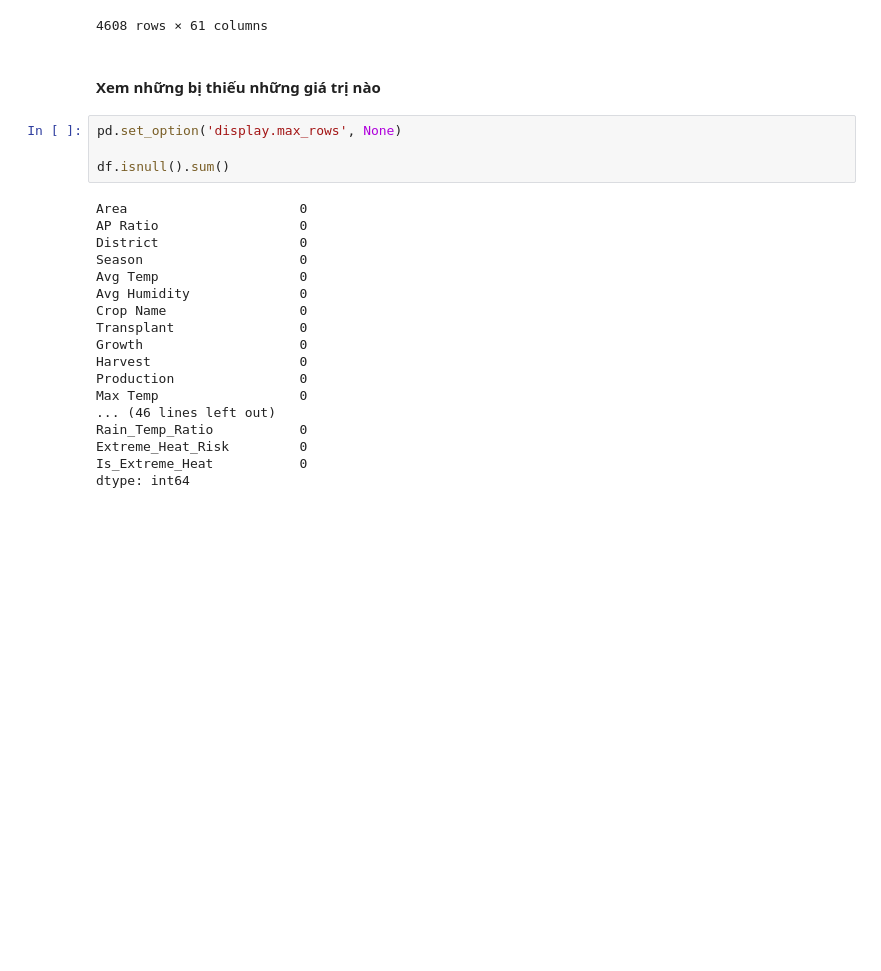
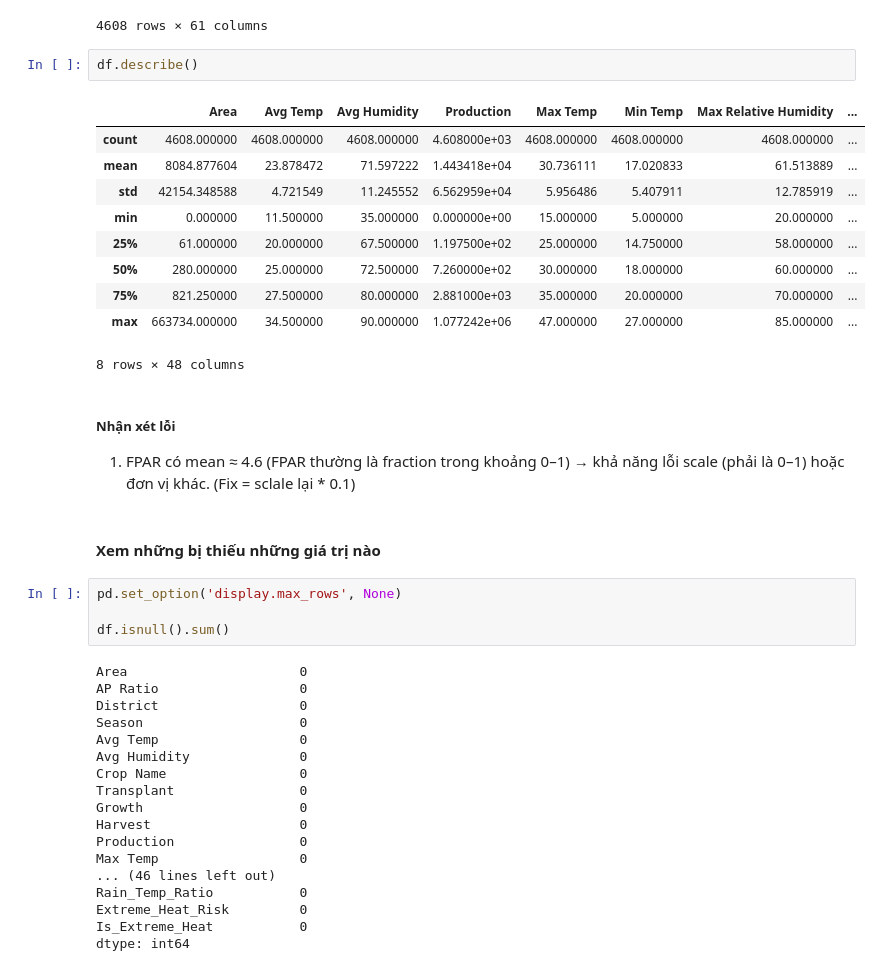
Before and after one commit to Group-9-i-i/ADY201m-Project, a Jupyter notebook: Data Cleaning/Data_cleaning.ipynb, the cells around one changed output. Drawn from its saved outputs; the diff is of its cells as text; blank space fills up the shorter version.

```diff
--- a/Data Cleaning/Data_cleaning.ipynb
+++ b/Data Cleaning/Data_cleaning.ipynb
@@ -42,6 +42,22 @@ df
 | 4606 | 146 | 7.575342466 | Thakurgaon | Kharif 1 | 29.00 | 67.5 | Guava | April | No need to do | Throuout The year | ... |
 | 4607 | 12 | 3 | Thakurgaon | Kharif 1 | 21.50 | 82.5 | Dalim | April | No need to do | Throuout The year | ... |
 4608 rows × 61 columns
+# %%
+df.describe()
+# %% [output]
+|  | Area | Avg Temp | Avg Humidity | Production | Max Temp | Min Temp | Max Relative Humidity | ... |
+| count | 4608.000000 | 4608.000000 | 4608.000000 | 4.608000e+03 | 4608.000000 | 4608.000000 | 4608.000000 | ... |
+| mean | 8084.877604 | 23.878472 | 71.597222 | 1.443418e+04 | 30.736111 | 17.020833 | 61.513889 | ... |
+| std | 42154.348588 | 4.721549 | 11.245552 | 6.562959e+04 | 5.956486 | 5.407911 | 12.785919 | ... |
+| min | 0.000000 | 11.500000 | 35.000000 | 0.000000e+00 | 15.000000 | 5.000000 | 20.000000 | ... |
+| 25% | 61.000000 | 20.000000 | 67.500000 | 1.197500e+02 | 25.000000 | 14.750000 | 58.000000 | ... |
+| 50% | 280.000000 | 25.000000 | 72.500000 | 7.260000e+02 | 30.000000 | 18.000000 | 60.000000 | ... |
+| 75% | 821.250000 | 27.500000 | 80.000000 | 2.881000e+03 | 35.000000 | 20.000000 | 70.000000 | ... |
+| max | 663734.000000 | 34.500000 | 90.000000 | 1.077242e+06 | 47.000000 | 27.000000 | 85.000000 | ... |
+8 rows × 48 columns
+# %% [markdown]
+##### Nhận xét lỗi
+1. FPAR có mean ≈ 4.6 (FPAR thường là fraction trong khoảng 0–1) → khả năng lỗi scale (phải là 0–1) hoặc đơn vị khác.  (Fix = sclale lại * 0.1)
 # %% [markdown]
 #### Xem những bị thiếu những giá trị nào
 # %%
```
Also changed, not shown: parts of 16 cells of this notebook, 1 other file.
